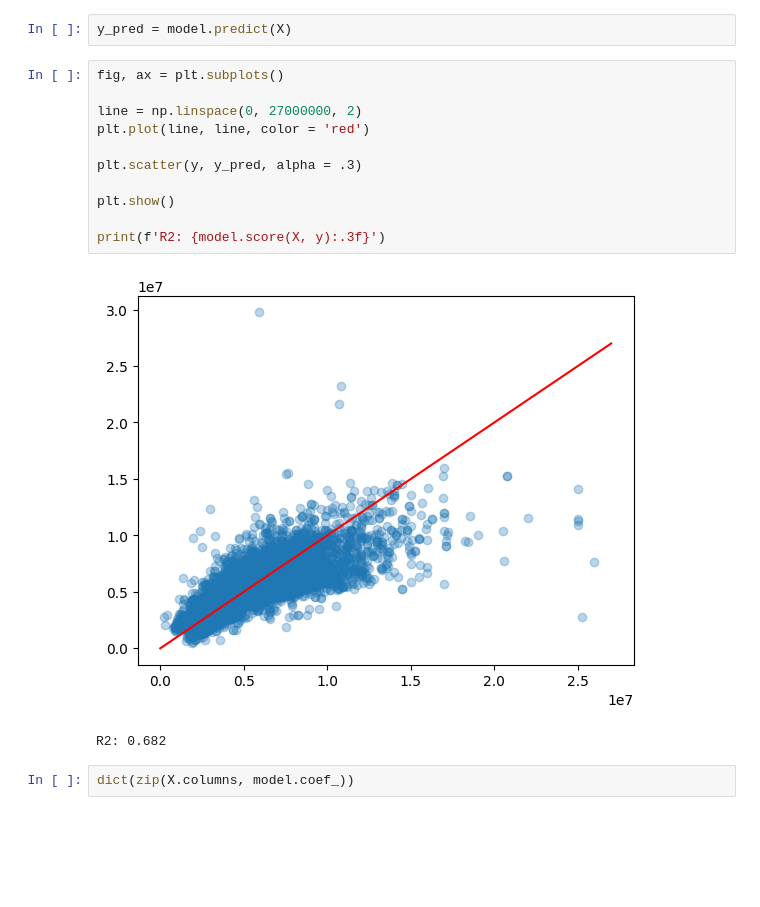
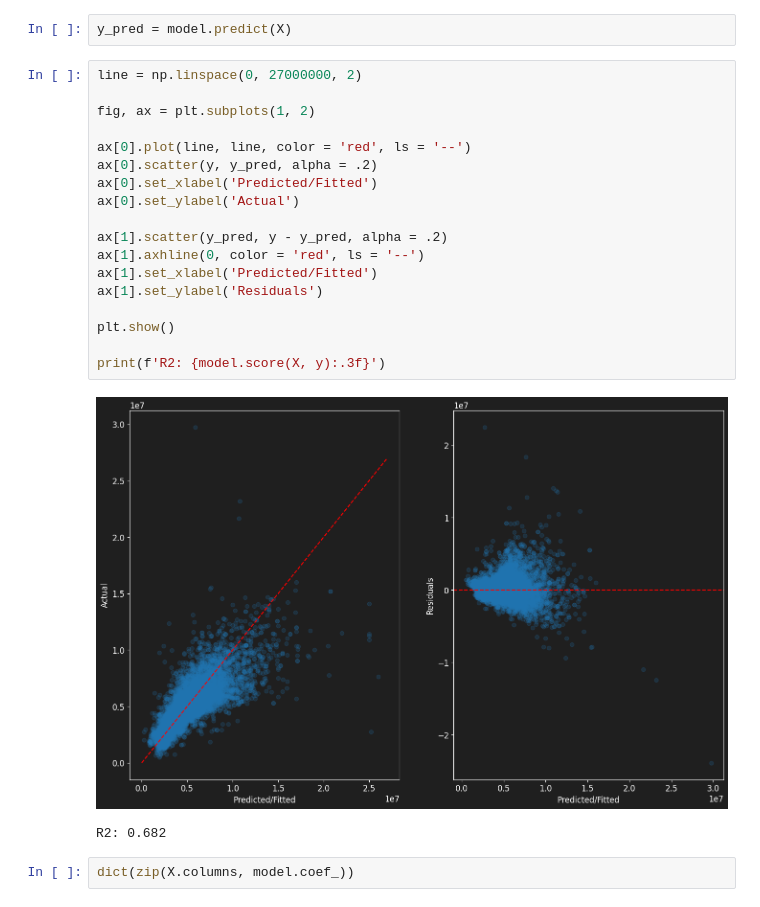
Before and after one commit to sebalexsmith/Bachelor-Thesis-Business-Analytics, a Jupyter notebook: Sebastian/regression.ipynb, the cells around one changed output. Cells and saved outputs as stored; diff of their text form; blank space fills up the shorter version.

```diff
--- a/Sebastian/regression.ipynb
+++ b/Sebastian/regression.ipynb
@@ -16,18 +49,25 @@ model = LinearRegression().fit(X, y)
 # %%
 y_pred = model.predict(X)
 # %%
-fig, ax = plt.subplots()
+line = np.linspace(0, 27000000, 2)
 
-line = np.linspace(0, 27000000, 2)
-plt.plot(line, line, color = 'red')
+fig, ax = plt.subplots(1, 2)
 
-plt.scatter(y, y_pred, alpha = .3)
+ax[0].plot(line, line, color = 'red', ls = '--')
+ax[0].scatter(y, y_pred, alpha = .2)
+ax[0].set_xlabel('Predicted/Fitted')
+ax[0].set_ylabel('Actual')
+
+ax[1].scatter(y_pred, y - y_pred, alpha = .2)
+ax[1].axhline(0, color = 'red', ls = '--')
+ax[1].set_xlabel('Predicted/Fitted')
+ax[1].set_ylabel('Residuals')
 
 plt.show()
 
 print(f'R2: {model.score(X, y):.3f}')
 # %% [output]
-[figure, old version]
+[figure, new version]
 R2: 0.682
 # %%
 dict(zip(X.columns, model.coef_))
```
Also changed, not shown: parts of 2 cells of this notebook.
